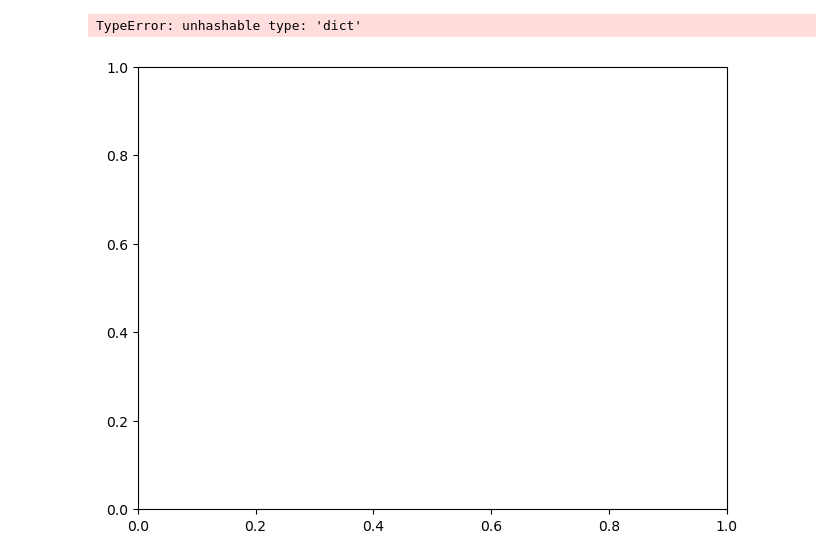
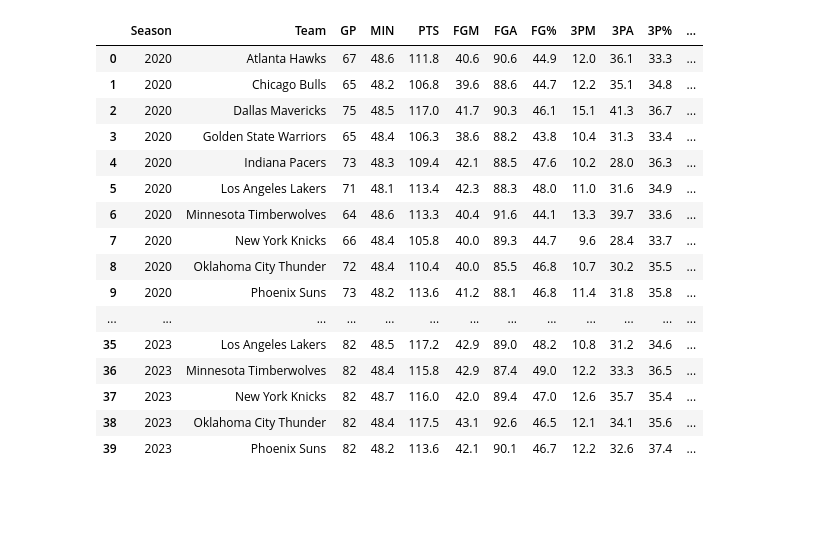
Before and after one commit to Hensonkk/NBA-VS-WNBA, a Jupyter notebook: Attendance Analysis.ipynb, the cells around one changed output. Drawn from its saved outputs; the diff is of its cells as text; code cells hidden in the pictures; blank space fills up the shorter version.

```diff
--- a/Attendance Analysis.ipynb
+++ b/Attendance Analysis.ipynb
@@ -185,30 +158,31 @@ for year in range(2019,2024):
-# %%
-nba_cities = ['Atlanta','Chicago','Dallas','Indiana','Los Angeles','Phoenix','Minnesota','New York', "San Francisco",'Oklahoma City']
-wnba_cities = ['Atlanta','Chicago','Dallas','Indiana','Los Angeles','Phoenix','Minnesota','New York','Las Vegas','Seattle']
-cities = nba_cities + wnba_cities
-cities_percent = {}
-for city in cities:
-    nba = {str(nba_attendance[nba_attendance["City"] == city]["Year"]): nba_attendance[nba_attendance["City"] == city]["Overall Percent"]}
-    wnba = {str(wnba_attendance[wnba_attendance["City"] == city]["Year"]): wnba_attendance[wnba_attendance["City"] == city]["Overall Percent"]}
-    cities_percent[city] = (nba, wnba)
-
-x = np.arange(len(cities))
-width = 0.25
-multiplier = 0
-
-fix, ax = plt.subplots(layout = 'constrained')
-
-for city, percent in cities_percent.items():
-    offset = width * multiplier
-    rects = ax.bar(x + offset, percent, width, label = city)
-    ax.bar_label(rects, padding = 3)
-    multiplier += 1
-
-ax.set_ylabel('Attendance Capacity by %')
-ax.set_title('Hmm')
-ax.set_xticks(x + width, cities)
-# ax.legend(loc = 'upper left', len(cities))
-ax.set_ylim(0,250)
-# %% [output]
-TypeError: unhashable type: 'dict'
-[figure, removed]
+# %%
+nba_team_stats = pd.read_csv("Datasets/NBA Team Stats.csv")
+wnba_team_stats = pd.read_csv("Datasets/WNBA Team Stats.csv")
+
+for row in range(nba_team_stats.shape[0]):
+    two_dig_yr = nba_team_stats["Season"][row][-2:]
+    nba_team_stats["Season"][row] = f"20{two_dig_yr}"
+
+for row in range(wnba_team_stats.shape[0]):
+    two_dig_yr = wnba_team_stats["Season"][row][-2:]
+    wnba_team_stats["Season"][row] = f"20{two_dig_yr}"
+# %%
+nba_team_stats
+# %% [output]
+|  | Season | Team | GP | MIN | PTS | FGM | FGA | FG% | 3PM | 3PA | 3P% | ... |
+| 0 | 2020 | Atlanta Hawks | 67 | 48.6 | 111.8 | 40.6 | 90.6 | 44.9 | 12.0 | 36.1 | 33.3 | ... |
+| 1 | 2020 | Chicago Bulls | 65 | 48.2 | 106.8 | 39.6 | 88.6 | 44.7 | 12.2 | 35.1 | 34.8 | ... |
+| 2 | 2020 | Dallas Mavericks | 75 | 48.5 | 117.0 | 41.7 | 90.3 | 46.1 | 15.1 | 41.3 | 36.7 | ... |
+| 3 | 2020 | Golden State Warriors | 65 | 48.4 | 106.3 | 38.6 | 88.2 | 43.8 | 10.4 | 31.3 | 33.4 | ... |
+| 4 | 2020 | Indiana Pacers | 73 | 48.3 | 109.4 | 42.1 | 88.5 | 47.6 | 10.2 | 28.0 | 36.3 | ... |
+| 5 | 2020 | Los Angeles Lakers | 71 | 48.1 | 113.4 | 42.3 | 88.3 | 48.0 | 11.0 | 31.6 | 34.9 | ... |
+| 6 | 2020 | Minnesota Timberwolves | 64 | 48.6 | 113.3 | 40.4 | 91.6 | 44.1 | 13.3 | 39.7 | 33.6 | ... |
+| 7 | 2020 | New York Knicks | 66 | 48.4 | 105.8 | 40.0 | 89.3 | 44.7 | 9.6 | 28.4 | 33.7 | ... |
+| 8 | 2020 | Oklahoma City Thunder | 72 | 48.4 | 110.4 | 40.0 | 85.5 | 46.8 | 10.7 | 30.2 | 35.5 | ... |
+| 9 | 2020 | Phoenix Suns | 73 | 48.2 | 113.6 | 41.2 | 88.1 | 46.8 | 11.4 | 31.8 | 35.8 | ... |
+| ... | ... | ... | ... | ... | ... | ... | ... | ... | ... | ... | ... | ... |
+| 35 | 2023 | Los Angeles Lakers | 82 | 48.5 | 117.2 | 42.9 | 89.0 | 48.2 | 10.8 | 31.2 | 34.6 | ... |
+| 36 | 2023 | Minnesota Timberwolves | 82 | 48.4 | 115.8 | 42.9 | 87.4 | 49.0 | 12.2 | 33.3 | 36.5 | ... |
+| 37 | 2023 | New York Knicks | 82 | 48.7 | 116.0 | 42.0 | 89.4 | 47.0 | 12.6 | 35.7 | 35.4 | ... |
+| 38 | 2023 | Oklahoma City Thunder | 82 | 48.4 | 117.5 | 43.1 | 92.6 | 46.5 | 12.1 | 34.1 | 35.6 | ... |
+| 39 | 2023 | Phoenix Suns | 82 | 48.2 | 113.6 | 42.1 | 90.1 | 46.7 | 12.2 | 32.6 | 37.4 | ... |
```
Also changed, not shown: parts of 6 cells of this notebook, 6 other files.
